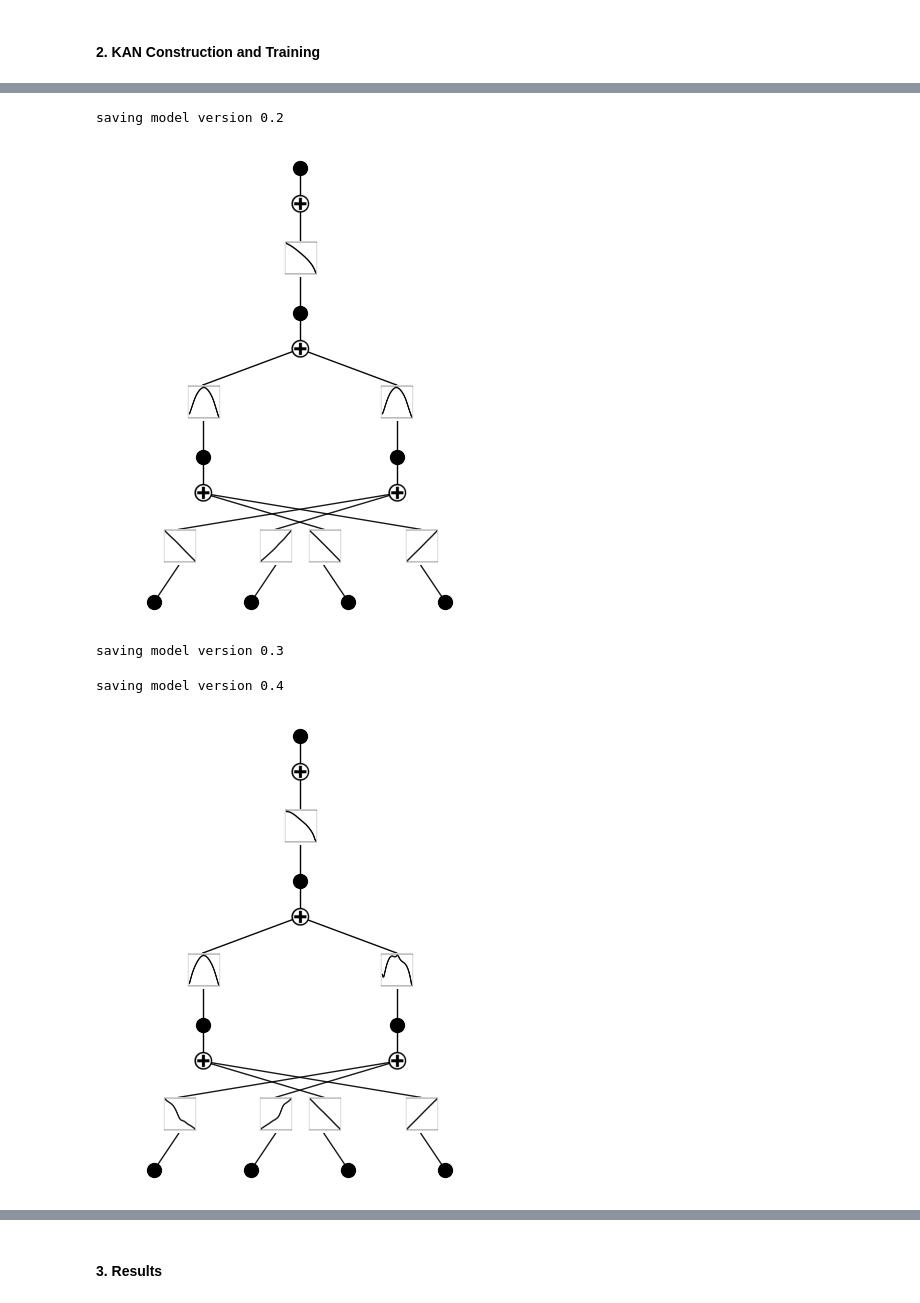
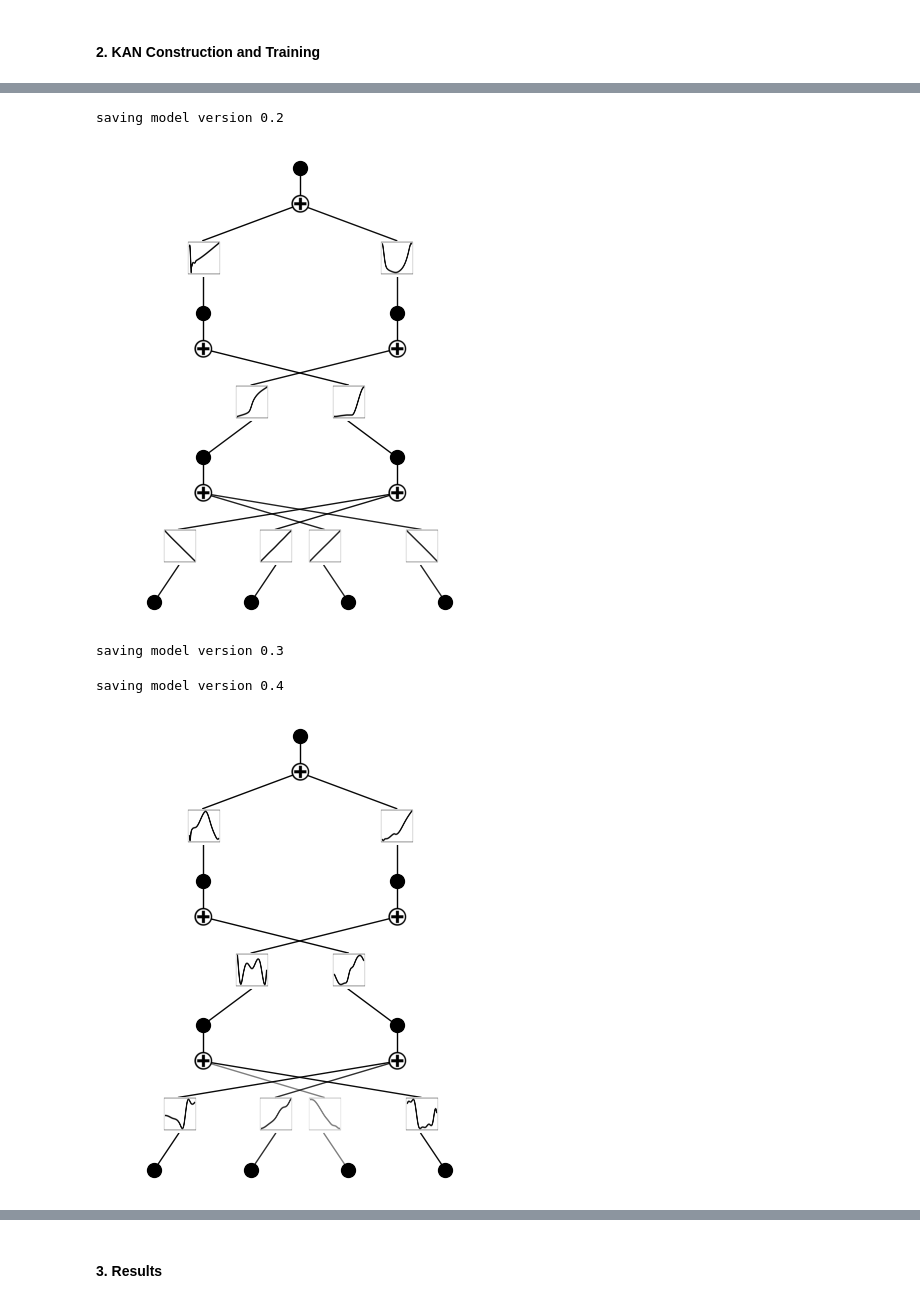
Before and after one commit to nhsnow2/pykanKAN, a Jupyter notebook: scripts/toy_problems/compositions.ipynb, the cells around one changed output, grey strips where cells are left out. Cells and saved outputs as stored; diff of their text form; code cells hidden in the pictures.

```diff
--- a/scripts/toy_problems/compositions.ipynb
+++ b/scripts/toy_problems/compositions.ipynb
@@ -60,7 +60,7 @@ Y Features Shape:       (10000 Samples) x (1 Features)          Split Into: (750
 #### 2. KAN Construction and Training
 # %%
 # Initialization
-model = kan.KAN(width=[4,5,5,1], grid=8, seed=43, k=3, device='cpu')
+model = kan.KAN(width=[4,3,3,1], grid=8, seed=43, k=3, device='cpu')
 model(DATASET['train_input'])
 model.plot()
 history = {"train":[],"tests":[]}
@@ -71,6 +71,6 @@ saving model version 0.0
 # %%
 # Training Block
-result = model.fit(DATASET, opt='Adam', steps=100, lamb=0.01, lr=0.2)
+result = model.fit(DATASET, opt='Adam', steps=1000, lamb=0.01, lr=0.05)
 history["train"] += result["train_loss"]
 history["tests"] += result["test_loss"]
 model.plot()
@@ -80,10 +80,10 @@ saving model version 0.1
 # %%
 # Pruning Block
-model = model.prune(0.05,0.05)
+model = model.prune(0.15,0.15)
 model.plot()
 # %% [output]
 saving model version 0.2
-[figure, old version]
+[figure, new version]
 # %%
 # Refinement Block
 model.refine(8)
@@ -97,7 +97,7 @@ history["tests"] += result["test_loss"]
 model.plot()
 # %% [output]
 saving model version 0.4
-[figure, old version]
+[figure, new version]
 # %%
 fig, axs = plt.subplots(1,1)
 axs.plot([i for i in range(len(history["train"]))], history["train"])
```
Also changed, not shown: parts of 7 cells of this notebook, 1 other file.
